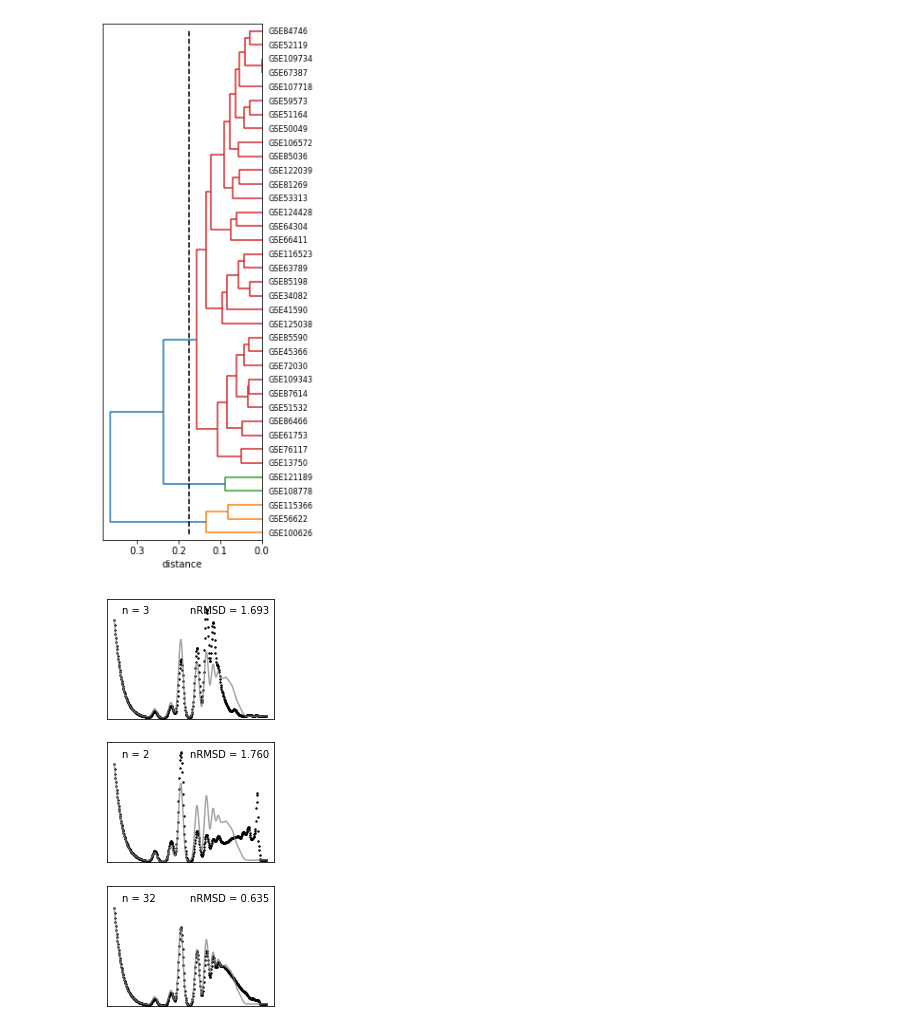
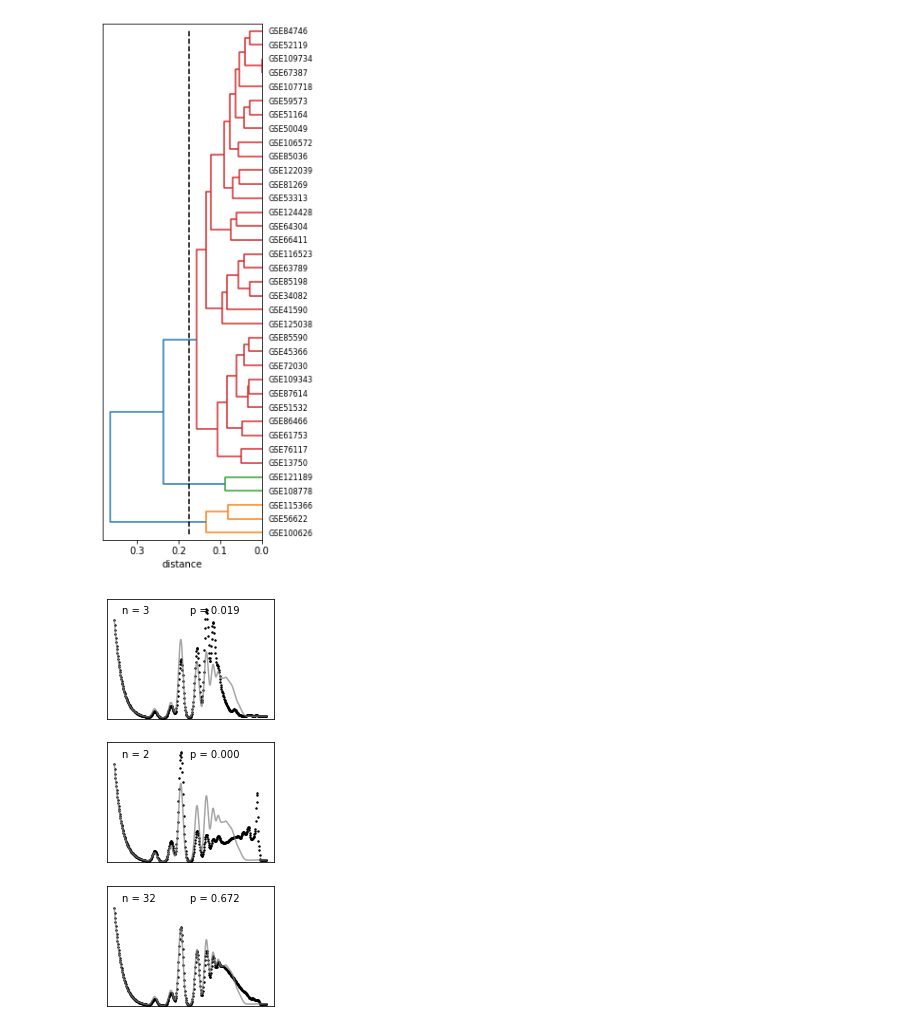
Before and after one commit to tobiasvonderhaar/polysomes, a Jupyter notebook: Supp Figure 7 revised.ipynb, the cells around one changed output. Cells and saved outputs as stored; diff of their text form; code cells hidden in the pictures.

```diff
--- a/Supp Figure 7 revised.ipynb
+++ b/Supp Figure 7 revised.ipynb
@@ -64,27 +64,27 @@ plt.show()
 # %%
 #prepare meta polysome plots by averaging peaks of individual clusters
 fig,ax = plt.subplots(len(np.unique(clusters)),1,figsize=(3,len(np.unique(clusters))*2.5))
 #process each cluster by number
 for cluster in np.unique(clusters):
     cluster_no = cluster -1
     #select the peak volumess corresponding to this cluster
     these_traces = poly_array[clusters == cluster]
     #calculate the nrmsd for these_traces
-    nrmsd_vals = []
+    prmsd_vals = []
     for trace in these_traces:
-        nrmsd_vals.append(polyan.nrmsd_profile(trace,exp_peaks))
-    av_nrmsd = np.mean(nrmsd_vals)
+        prmsd_vals.append(polyan.prmsd_profile(trace,exp_peaks))
+    av_prmsd = np.mean(prmsd_vals)
     #calculate the average polysome profile for this cluster
     x,y = polyan.plot_poly(np.mean(these_traces,axis=0))
     #plot along with reference
     ax[cluster_no].plot(x_ref,y_ref,c='grey',alpha=0.7)
     ax[cluster_no].scatter(x,y,s=2,c='black')
     ax[cluster_no].text(0.05,7,'n = ' + str(len(these_traces)))
-    ax[cluster_no].text(0.5,7,'nRMSD = %1.3f' % av_nrmsd)
+    ax[cluster_no].text(0.5,7,'p = %1.3f' % av_prmsd)
     ax[cluster_no].set_ylim((0,8))
     ax[cluster_no].set_yticks([])
     ax[cluster_no].set_xticks([])
 #plt.savefig('re_clusters_ref.svg')
 plt.show()
 # %% [output]
-[figure, old version]
+[figure, new version]
```
Also changed, not shown: 3 other files.
